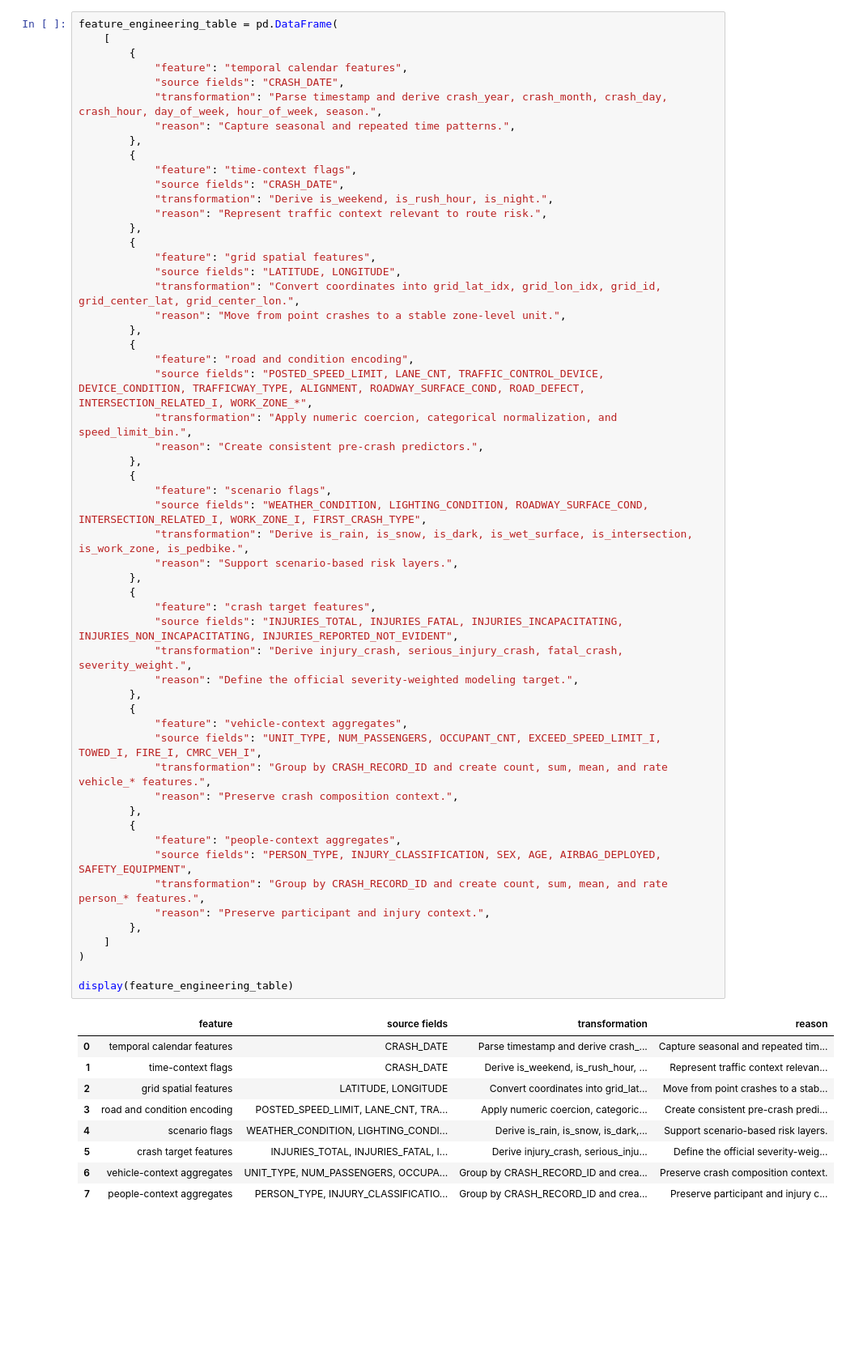
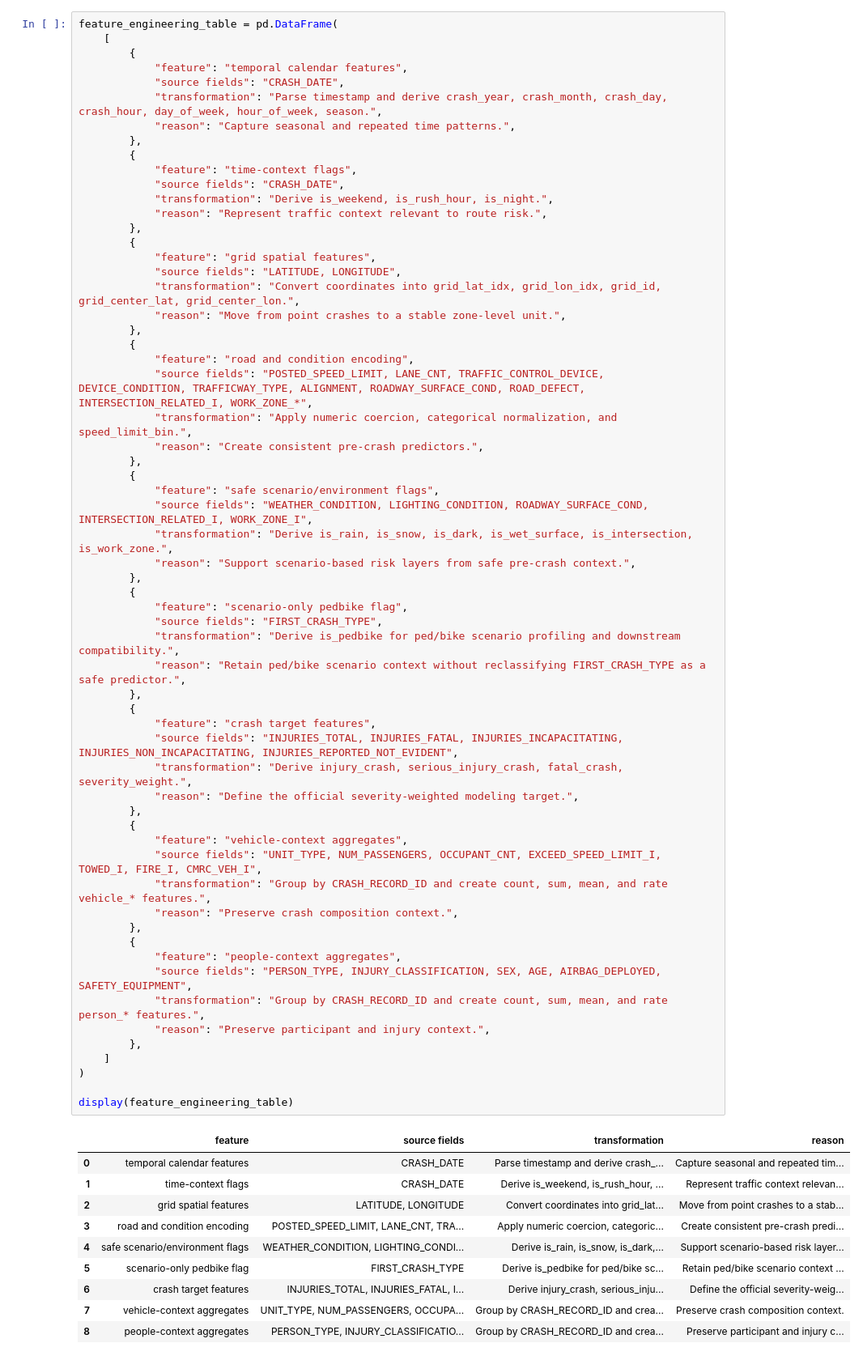
Before and after one commit to resent02/data-mining-project, a Jupyter notebook: crisp_stages/code/phase3/crisp_dm_phase3_data_preparation.ipynb, the cells around one changed output. Shown at 81% size. Cells and saved outputs as stored; diff of their text form; blank space fills up the shorter version.

```diff
--- a/crisp_stages/code/phase3/crisp_dm_phase3_data_preparation.ipynb
+++ b/crisp_stages/code/phase3/crisp_dm_phase3_data_preparation.ipynb
@@ -835,43 +843,50 @@ feature_engineering_table = pd.DataFrame(
             "reason": "Create consistent pre-crash predictors.",
         },
         {
-            "feature": "scenario flags",
-            "source fields": "WEATHER_CONDITION, LIGHTING_CONDITION, ROADWAY_SURFACE_COND, INTERSECTION_RELATED_I, WORK_ZONE_I, FIRST_CRASH_TYPE",
-            "transformation": "Derive is_rain, is_snow, is_dark, is_wet_surface, is_intersection, is_work_zone, is_pedbike.",
-            "reason": "Support scenario-based risk layers.",
+            "feature": "safe scenario/environment flags",
+            "source fields": "WEATHER_CONDITION, LIGHTING_CONDITION, ROADWAY_SURFACE_COND, INTERSECTION_RELATED_I, WORK_ZONE_I",
+            "transformation": "Derive is_rain, is_snow, is_dark, is_wet_surface, is_intersection, is_work_zone.",
+            "reason": "Support scenario-based risk layers from safe pre-crash context.",
+        },
+        {
+            "feature": "scenario-only pedbike flag",
+            "source fields": "FIRST_CRASH_TYPE",
+            "transformation": "Derive is_pedbike for ped/bike scenario profiling and downstream compatibility.",
+            "reason": "Retain ped/bike scenario context without reclassifying FIRST_CRASH_TYPE as a safe predictor.",
         },
         {
             "feature": "crash target features",
             "source fields": "INJURIES_TOTAL, INJURIES_FATAL, INJURIES_INCAPACITATING, INJURIES_NON_INCAPACITATING, INJURIES_REPORTED_NOT_EVIDENT",
             "transformation": "Derive injury_crash, serious_injury_crash, fatal_crash, severity_weight.",
             "reason": "Define the official severity-weighted modeling target.",
         },
         {
             "feature": "vehicle-context aggregates",
             "source fields": "UNIT_TYPE, NUM_PASSENGERS, OCCUPANT_CNT, EXCEED_SPEED_LIMIT_I, TOWED_I, FIRE_I, CMRC_VEH_I",
             "transformation": "Group by CRASH_RECORD_ID and create count, sum, mean, and rate vehicle_* features.",
             "reason": "Preserve crash composition context.",
         },
         {
             "feature": "people-context aggregates",
             "source fields": "PERSON_TYPE, INJURY_CLASSIFICATION, SEX, AGE, AIRBAG_DEPLOYED, SAFETY_EQUIPMENT",
             "transformation": "Group by CRASH_RECORD_ID and create count, sum, mean, and rate person_* features.",
             "reason": "Preserve participant and injury context.",
         },
     ]
 )
 
 display(feature_engineering_table)
 # %% [output]
 |  | feature | source fields | transformation | reason |
 | 0 | temporal calendar features | CRASH_DATE | Parse timestamp and derive crash_... | Capture seasonal and repeated tim... |
 | 1 | time-context flags | CRASH_DATE | Derive is_weekend, is_rush_hour, ... | Represent traffic context relevan... |
 | 2 | grid spatial features | LATITUDE, LONGITUDE | Convert coordinates into grid_lat... | Move from point crashes to a stab... |
 | 3 | road and condition encoding | POSTED_SPEED_LIMIT, LANE_CNT, TRA... | Apply numeric coercion, categoric... | Create consistent pre-crash predi... |
-| 4 | scenario flags | WEATHER_CONDITION, LIGHTING_CONDI... | Derive is_rain, is_snow, is_dark,... | Support scenario-based risk layers. |
-| 5 | crash target features | INJURIES_TOTAL, INJURIES_FATAL, I... | Derive injury_crash, serious_inju... | Define the official severity-weig... |
-| 6 | vehicle-context aggregates | UNIT_TYPE, NUM_PASSENGERS, OCCUPA... | Group by CRASH_RECORD_ID and crea... | Preserve crash composition context. |
-| 7 | people-context aggregates | PERSON_TYPE, INJURY_CLASSIFICATIO... | Group by CRASH_RECORD_ID and crea... | Preserve participant and injury c... |
+| 4 | safe scenario/environment flags | WEATHER_CONDITION, LIGHTING_CONDI... | Derive is_rain, is_snow, is_dark,... | Support scenario-based risk layer... |
+| 5 | scenario-only pedbike flag | FIRST_CRASH_TYPE | Derive is_pedbike for ped/bike sc... | Retain ped/bike scenario context ... |
+| 6 | crash target features | INJURIES_TOTAL, INJURIES_FATAL, I... | Derive injury_crash, serious_inju... | Define the official severity-weig... |
+| 7 | vehicle-context aggregates | UNIT_TYPE, NUM_PASSENGERS, OCCUPA... | Group by CRASH_RECORD_ID and crea... | Preserve crash composition context. |
+| 8 | people-context aggregates | PERSON_TYPE, INJURY_CLASSIFICATIO... | Group by CRASH_RECORD_ID and crea... | Preserve participant and injury c... |
 # %% [markdown]
 ## Preparation Diagnostics
 
```
Also changed, not shown: parts of 9 cells of this notebook, 3 other files.
